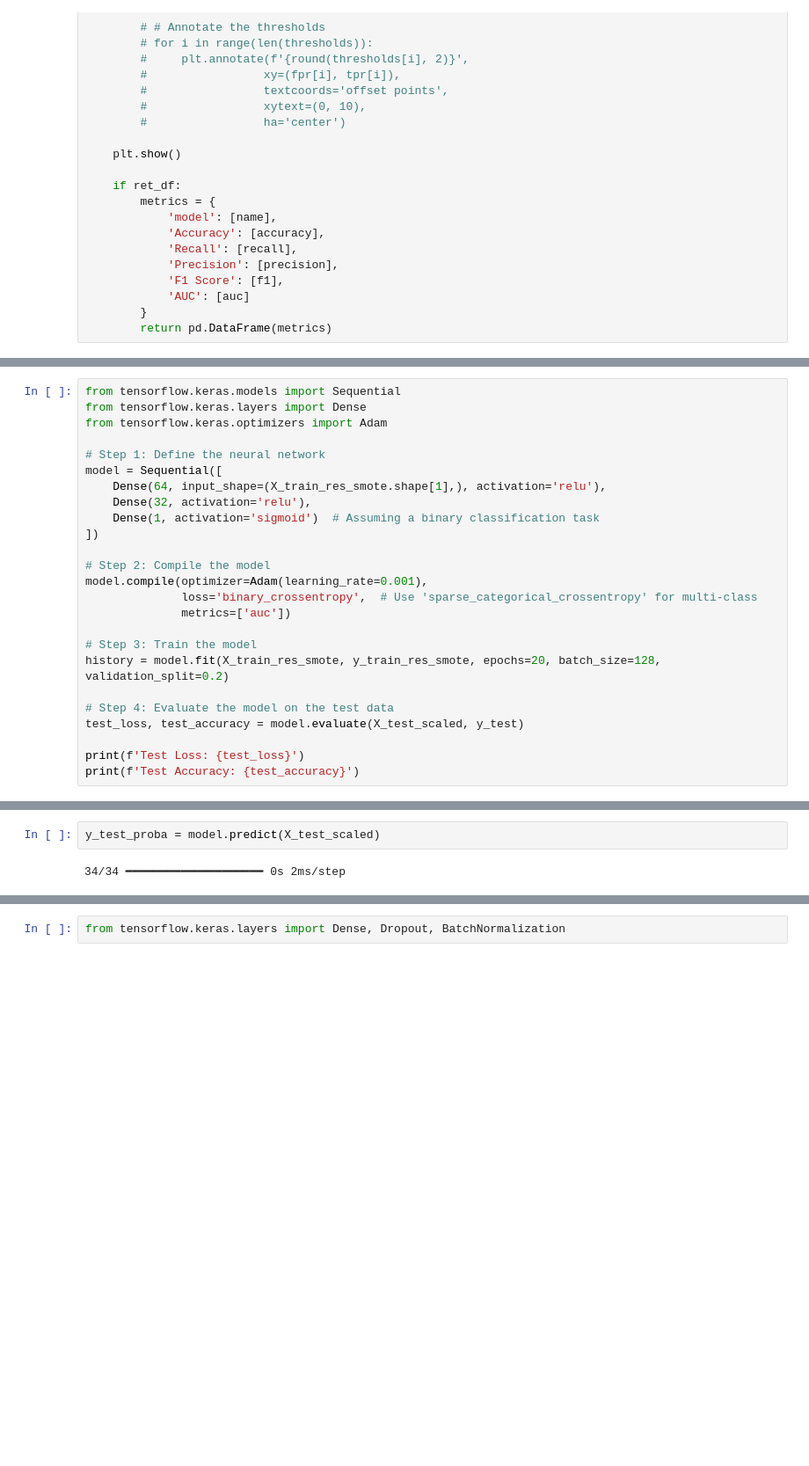
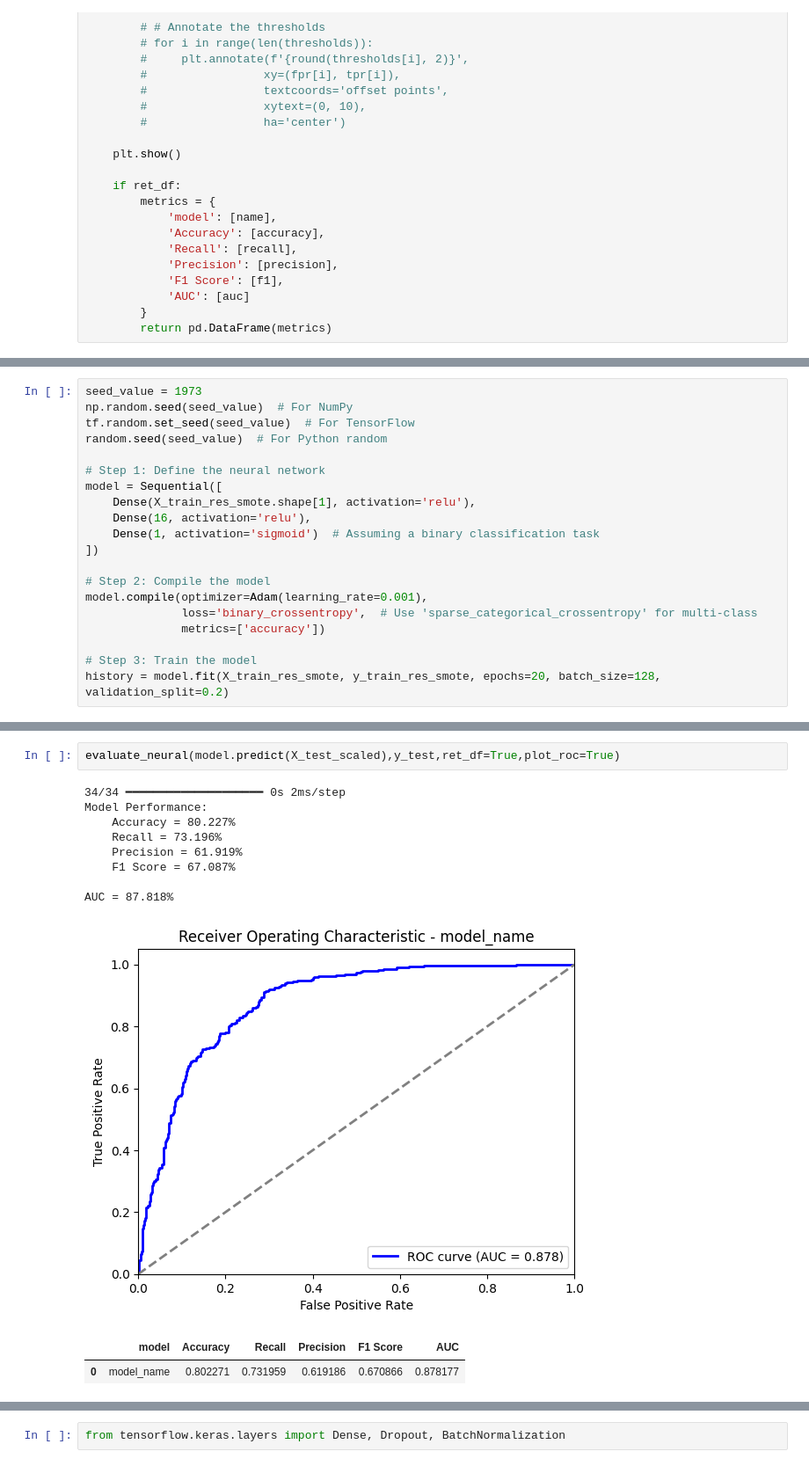
Before and after one commit to GrzegKrajewski/Masters_churn, a Jupyter notebook: code_masters_gk copy.ipynb, the cells around one changed output, grey strips where cells are left out. Shown at 88% size. Saved outputs shown, nothing was run; the diff lists cells and outputs as text; blank space fills up the shorter version.

```diff
--- a/code_masters_gk copy.ipynb
+++ b/code_masters_gk copy.ipynb
@@ -2122,27 +2140,22 @@ def evaluate_neural(y_pred_proba, y_test, ret_df=False, plot_roc=False, name='mo
 # %%
-from tensorflow.keras.models import Sequential
-from tensorflow.keras.layers import Dense
-from tensorflow.keras.optimizers import Adam
+seed_value = 1973
+np.random.seed(seed_value)  # For NumPy
+tf.random.set_seed(seed_value)  # For TensorFlow
+random.seed(seed_value)  # For Python random
 
 # Step 1: Define the neural network
 model = Sequential([
-    Dense(64, input_shape=(X_train_res_smote.shape[1],), activation='relu'),
-    Dense(32, activation='relu'),
+    Dense(X_train_res_smote.shape[1], activation='relu'),
+    Dense(16, activation='relu'),
     Dense(1, activation='sigmoid')  # Assuming a binary classification task
 ])
 
 # Step 2: Compile the model
 model.compile(optimizer=Adam(learning_rate=0.001),
               loss='binary_crossentropy',  # Use 'sparse_categorical_crossentropy' for multi-class
-              metrics=['auc'])
+              metrics=['accuracy'])
 
 # Step 3: Train the model
 history = model.fit(X_train_res_smote, y_train_res_smote, epochs=20, batch_size=128, validation_split=0.2)
-
-# Step 4: Evaluate the model on the test data
-test_loss, test_accuracy = model.evaluate(X_test_scaled, y_test)
-
-print(f'Test Loss: {test_loss}')
-print(f'Test Accuracy: {test_accuracy}')
 # %% [output]
 Epoch 1/20
@@ -2166,4 +2178,14 @@ Test Accuracy: 0.8742586374282837
 # %%
-y_test_proba = model.predict(X_test_scaled)
+evaluate_neural(model.predict(X_test_scaled),y_test,ret_df=True,plot_roc=True)
 # %% [output]
 34/34 ━━━━━━━━━━━━━━━━━━━━ 0s 2ms/step
+Model Performance:
+    Accuracy = 80.227%
+    Recall = 73.196%
+    Precision = 61.919%
+    F1 Score = 67.087%
+
+AUC = 87.818%
+[figure, added]
+|  | model | Accuracy | Recall | Precision | F1 Score | AUC |
+| 0 | model_name | 0.802271 | 0.731959 | 0.619186 | 0.670866 | 0.878177 |
```
Also changed, not shown: parts of 35 cells of this notebook.
